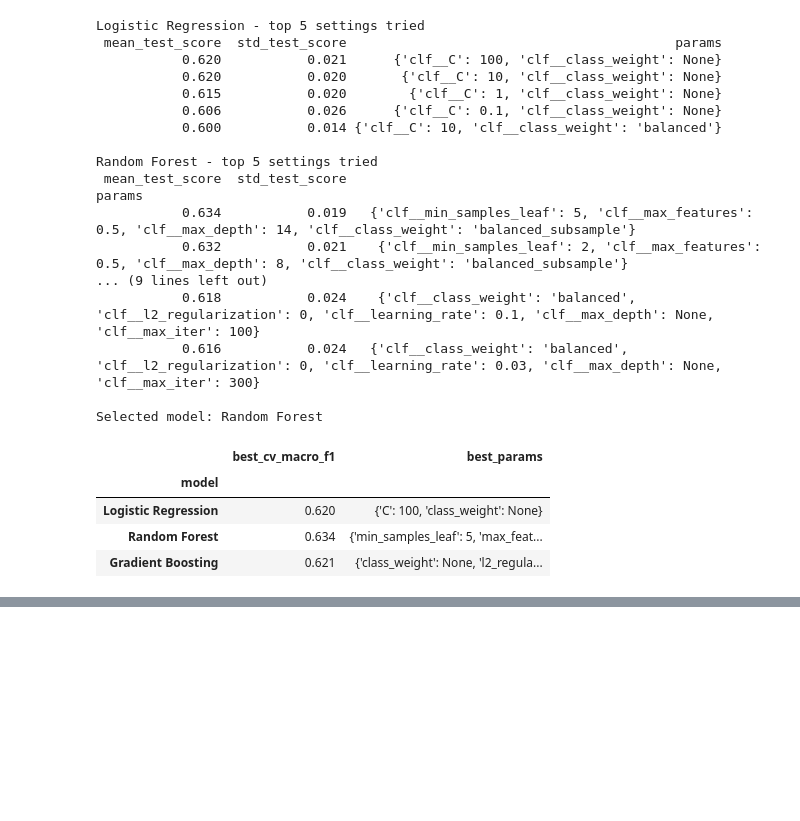
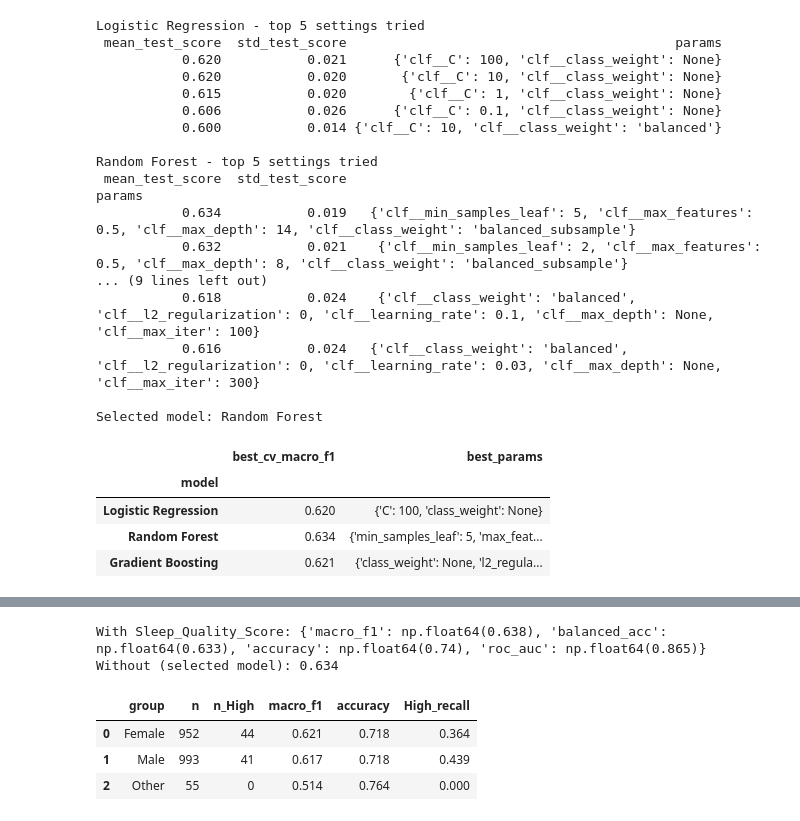
Before and after one commit to Mykkey/Wearable-Tech-Stress-Project, a Jupyter notebook: notebooks/01_data_audit_and_baseline.ipynb, the cells around one changed output, grey strips where cells are left out. Saved outputs shown, nothing was run; the diff lists cells and outputs as text; code cells hidden in the pictures; blank space fills up the shorter version.

```diff
--- a/notebooks/01_data_audit_and_baseline.ipynb
+++ b/notebooks/01_data_audit_and_baseline.ipynb
@@ -437,0 +484,30 @@ Selected model: Random Forest
+# %%
+def make_preprocess(nc, cc):
+    return ColumnTransformer([
+        ("numeric", Pipeline([("imputer", SimpleImputer(strategy = "median")), ("scaler", StandardScaler())]), nc),
+        ("categorical", Pipeline([("imputer", SimpleImputer(strategy = "most_frequent")), ("encoder", OneHotEncoder(handle_unknown = "ignore"))]), cc)
+    ])
+
+X_sens = df.drop(columns = [target, "User_ID"]).loc[X_train.index]
+pipe_sens = Pipeline([("prep", make_preprocess(num_cols + ["Sleep_Quality_Score"], cat_cols)),
+                      ("clf", clone(final_model.named_steps["clf"]))])
+r = cross_validate(pipe_sens, X_sens, y_train, cv = cv, scoring = scoring)
+print("With Sleep_Quality_Score:", {k: round(r["test_" + k].mean(), 3) for k in scoring})
+print("Without (selected model):", round(tuned[best_name].best_score_, 3))
+# %% [output]
+With Sleep_Quality_Score: {'macro_f1': np.float64(0.638), 'balanced_acc': np.float64(0.633), 'accuracy': np.float64(0.74), 'roc_auc': np.float64(0.865)}
+Without (selected model): 0.634
+# %%
+rows = []
+for grp in ["Female", "Male", "Other"]:
+    m = (X_test["Gender"] == grp).values
+    rows.append({"group": grp, "n": int(m.sum()), "n_High": int((y_test[m] == "High").sum()),
+                 "macro_f1": round(f1_score(y_test[m], y_pred[m], average = "macro"), 3),
+                 "accuracy": round(accuracy_score(y_test[m], y_pred[m]), 3),
+                 "High_recall": round(recall_score(y_test[m], y_pred[m], labels = ["High"], average = None, zero_division = 0)[0], 3)})
+pd.DataFrame(rows)
+# %% [output]
+|  | group | n | n_High | macro_f1 | accuracy | High_recall |
+| 0 | Female | 952 | 44 | 0.621 | 0.718 | 0.364 |
+| 1 | Male | 993 | 41 | 0.617 | 0.718 | 0.439 |
+| 2 | Other | 55 | 0 | 0.514 | 0.764 | 0.000 |
```
Also changed, not shown: parts of 7 cells of this notebook.
